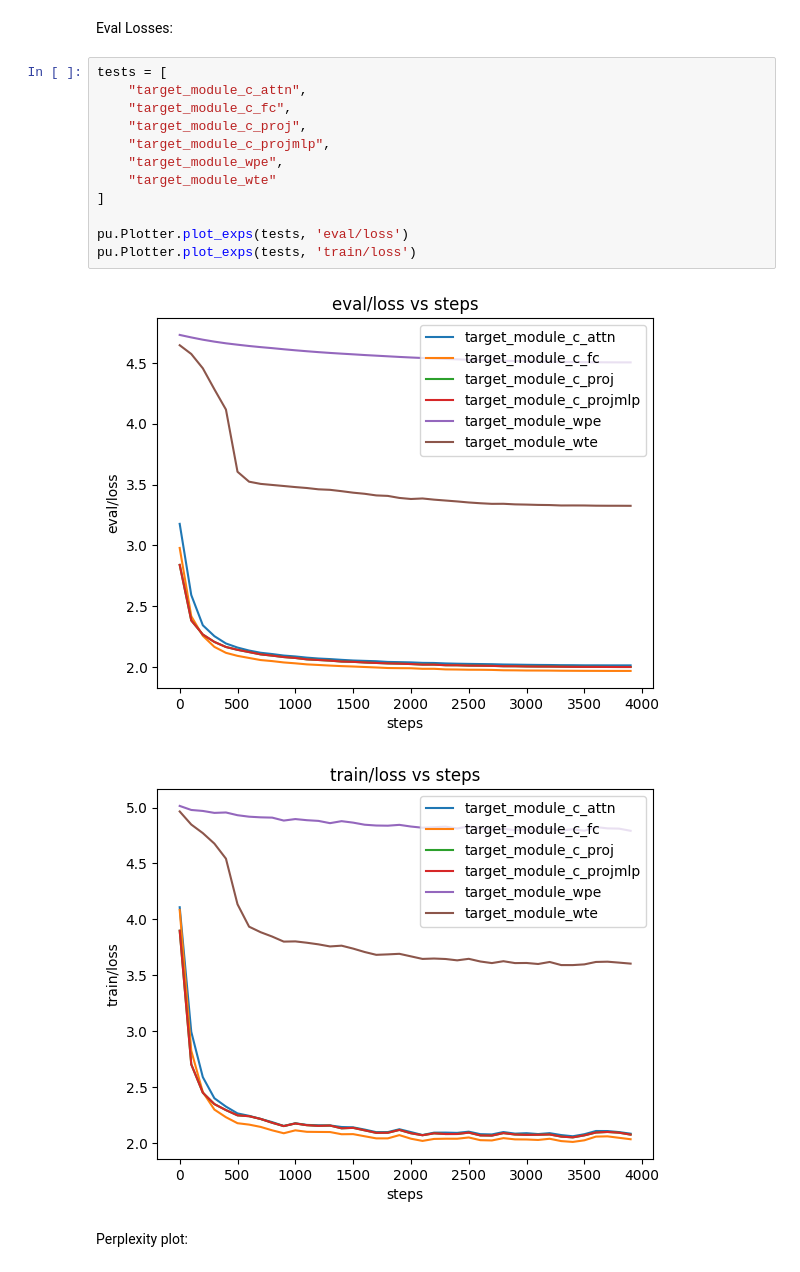
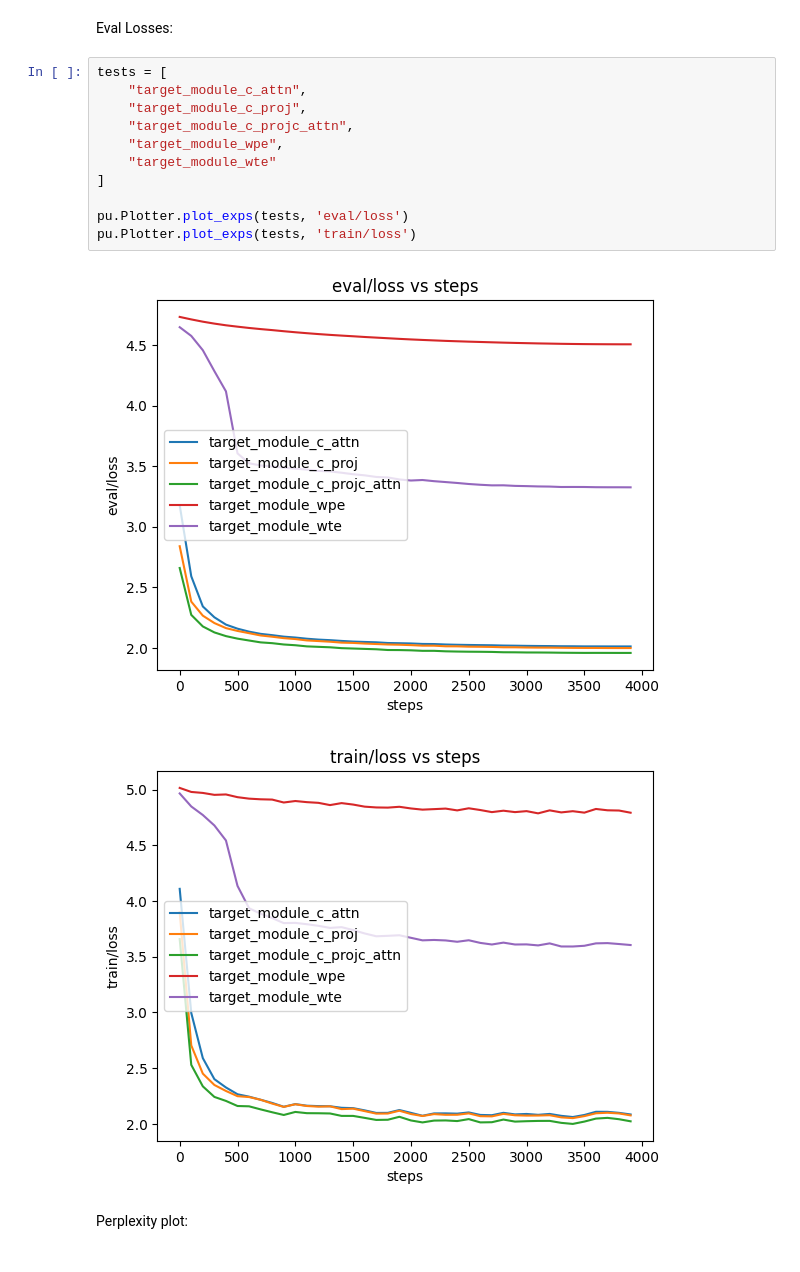
Before and after one commit to webs8328/YodaNLP, a Jupyter notebook: gpt_code/Plotting.ipynb, the cells around one changed output. Cells and saved outputs as stored; diff of their text form.

```diff
--- a/gpt_code/Plotting.ipynb
+++ b/gpt_code/Plotting.ipynb
@@ -33,18 +33,17 @@ Eval Losses:
 # %%
 tests = [
     "target_module_c_attn",
-    "target_module_c_fc",
     "target_module_c_proj",
-    "target_module_c_projmlp",
+    "target_module_c_projc_attn",
     "target_module_wpe",
     "target_module_wte"
 ]
 
 pu.Plotter.plot_exps(tests, 'eval/loss')
 pu.Plotter.plot_exps(tests, 'train/loss')
 # %% [output]
-[figure, old version]
+[figure, new version]
-[figure, old version]
+[figure, new version]
 # %% [markdown]
 Perplexity plot:
 # %%
```
Also changed, not shown: parts of 1 cell of this notebook, 1 other file.
